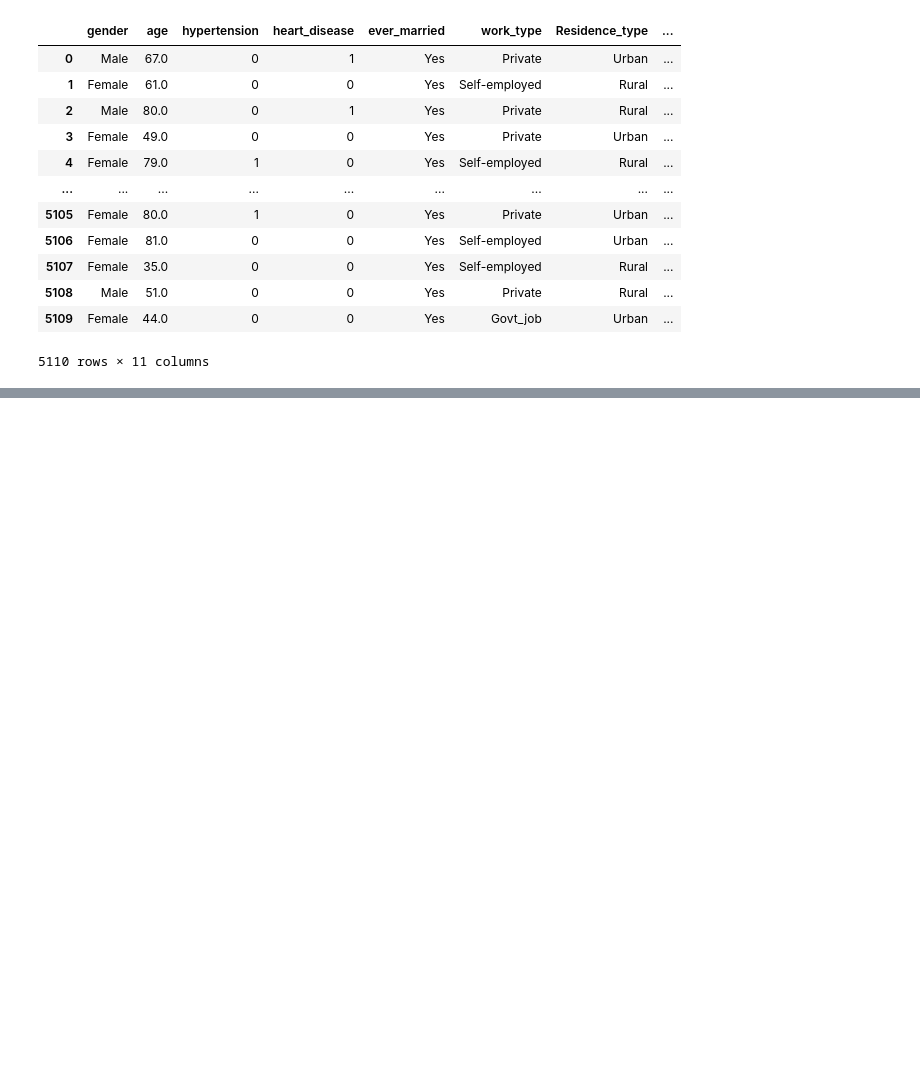
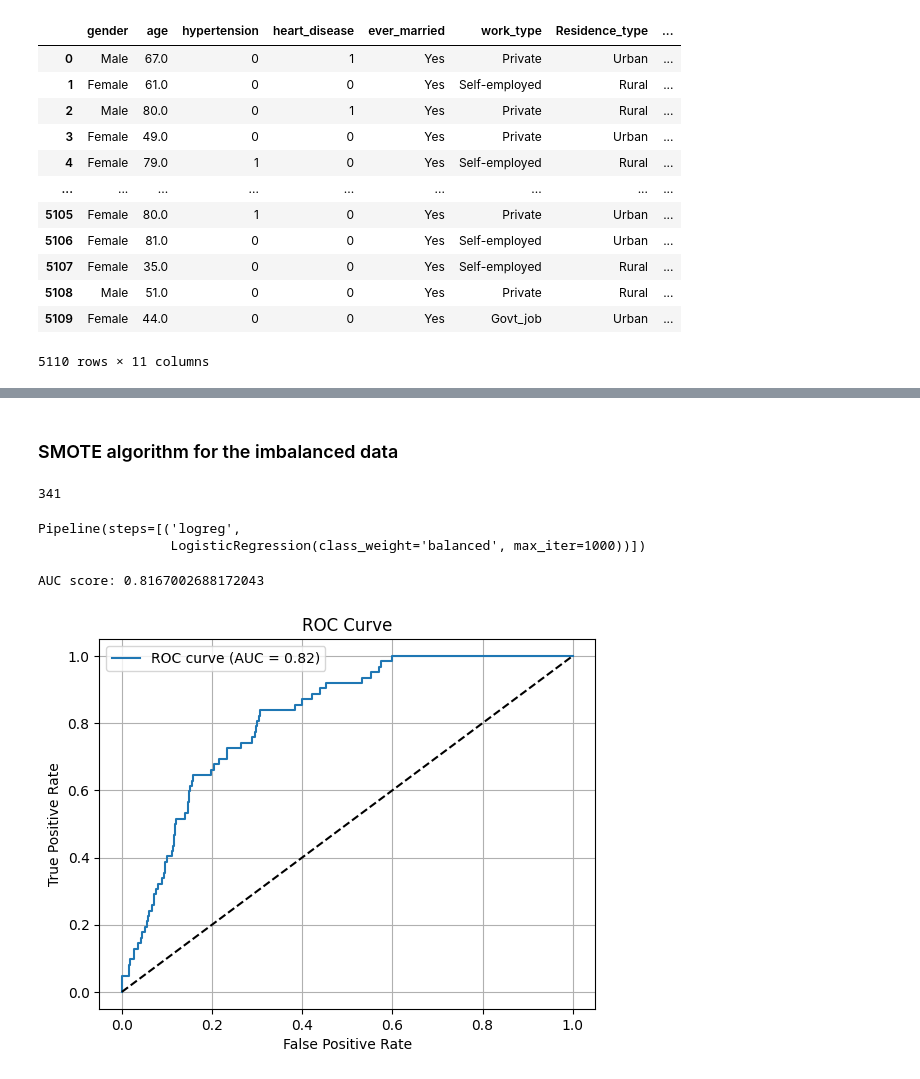
Before and after one commit to alexakh95/Data_mining, a Jupyter notebook: Project/logistic_regression.ipynb, the cells around one changed output, grey strips where cells are left out. Cells and saved outputs as stored; diff of their text form; code cells hidden in the pictures; blank space fills up the shorter version.

```diff
--- a/Project/logistic_regression.ipynb
+++ b/Project/logistic_regression.ipynb
@@ -57,0 +181,2 @@ dataframe
+# %% [markdown]
+### SMOTE algorithm for the imbalanced data
@@ -57,0 +186,4 @@ dataframe
+# %%
+print((y_res_train==1).sum())
+# %% [output]
+341
@@ -57,0 +207,13 @@ dataframe
+# %%
+pipeline2 = Pipeline(steps=[
+    #('scaler',transformer),            # Normalize features
+
+    ('logreg', LogisticRegression(class_weight='balanced',max_iter=1000))
+])
+# %%
+pipeline2.fit(X_res_train,y_res_train)
+# %% [output]
+Pipeline(steps=[('logreg',
+                 LogisticRegression(class_weight='balanced', max_iter=1000))])
+# %%
+y_probs = pipeline2.predict_proba(X_test)[:, 1]
@@ -57,0 +222,22 @@ dataframe
+# %%
+# Compute ROC curve
+fpr, tpr, thresholds = roc_curve(y_test, y_probs)
+
+# Compute AUC
+auc = roc_auc_score(y_test, y_probs)
+print("AUC score:", auc)
+# %% [output]
+AUC score: 0.8167002688172043
+# %%
+# Plot the ROC curve
+plt.figure()
+plt.plot(fpr, tpr, label=f"ROC curve (AUC = {auc:.2f})")
+plt.plot([0, 1], [0, 1], 'k--')  # diagonal (random)
+plt.xlabel("False Positive Rate")
+plt.ylabel("True Positive Rate")
+plt.title("ROC Curve")
+plt.legend()
+plt.grid()
+plt.show()
+# %% [output]
+[figure, added]
```
Also changed, not shown: parts of 35 cells of this notebook, 2 other files.
